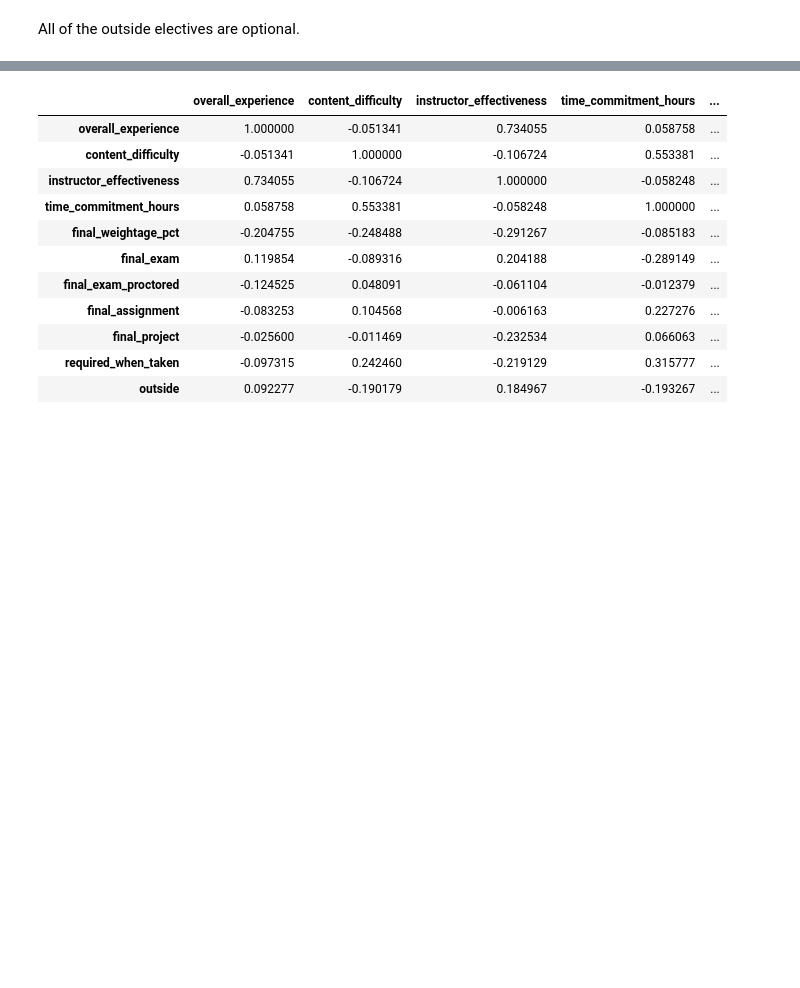
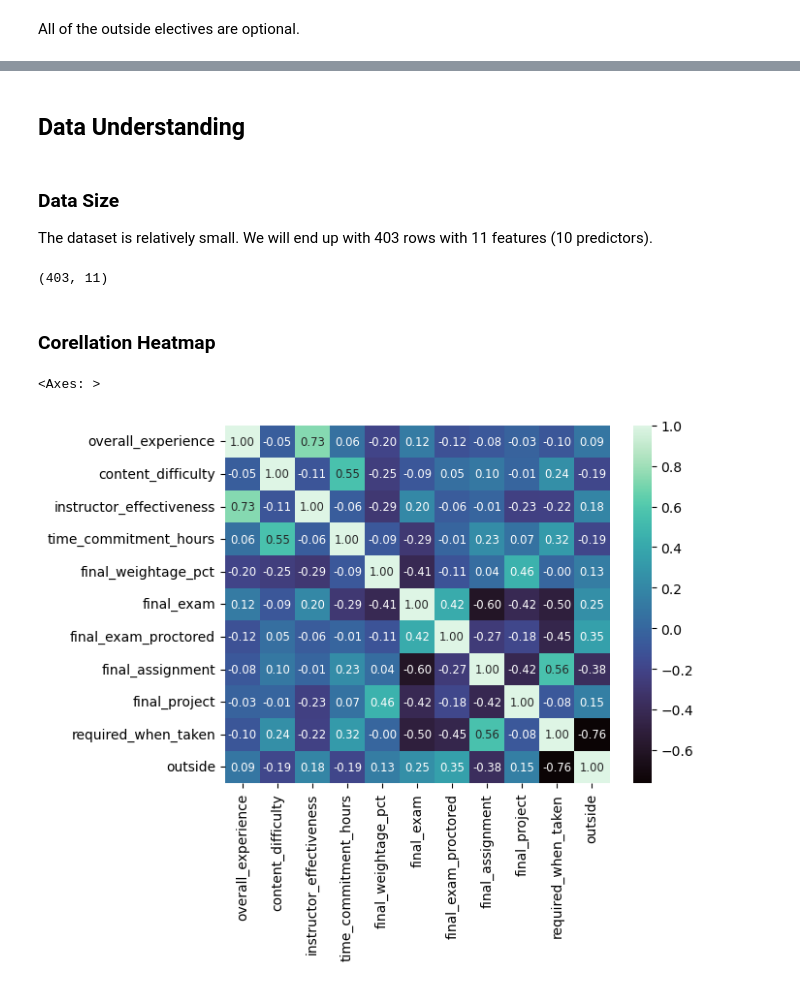
Before and after one commit to JamesPImes/csca5622_final, a Jupyter notebook: ml1_final_project.ipynb, the cells around one changed output, grey strips where cells are left out. Saved outputs shown, nothing was run; the diff lists cells and outputs as text; code cells hidden in the pictures; blank space fills up the shorter version.

```diff
--- a/ml1_final_project.ipynb
+++ b/ml1_final_project.ipynb
@@ -209,7 +308,8 @@ outside_reviews['outside'] = True
 We can do some final data munging and drop unwanted features.
 # %%
 all_reviews = pd.concat([mscs_reviews, outside_reviews], join='outer')
-all_reviews.to_csv(data_dir / 'all_reviews.csv', index=True)
+all_reviews = all_reviews.reset_index()
+# all_reviews.to_csv(data_dir / 'all_reviews.csv', index=True)
 # %%
 keep_features = [
     # 'Timestamp',
@@ -227,18 +327,30 @@ keep_features = [
 ]
 
 all_reviews = all_reviews[all_reviews.columns.intersection(keep_features)]
+# %% [markdown]
+## Data Understanding
+# %% [markdown]
+### Data Size
+
+The dataset is relatively small. We will end up with 403 rows with 11 features (10 predictors).
+# %%
+print(all_reviews.shape)
+# %% [output]
+(403, 11)
+# %% [markdown]
+### Corellation Heatmap
 # %%
-all_reviews.corr()
+all_reviews = all_reviews.replace({True: 1, False: 0})
+sns.heatmap(
+    all_reviews.corr(numeric_only=True),
+    annot=True,
+    fmt=".2f",
+    cmap='mako',
+    annot_kws={'fontsize': 'small'}
+)
+
+# Annotations are broken in the version of seaborn I'm using, so I just didn't use them.
+# Reference: https://stackoverflow.com/questions/77165100/only-the-first-row-of-annotations-displayed-on-seaborn-heatmap
 # %% [output]
-|  | overall_experience | content_difficulty | instructor_effectiveness | time_commitment_hours | ... |
-| overall_experience | 1.000000 | -0.051341 | 0.734055 | 0.058758 | ... |
-| content_difficulty | -0.051341 | 1.000000 | -0.106724 | 0.553381 | ... |
-| instructor_effectiveness | 0.734055 | -0.106724 | 1.000000 | -0.058248 | ... |
-| time_commitment_hours | 0.058758 | 0.553381 | -0.058248 | 1.000000 | ... |
-| final_weightage_pct | -0.204755 | -0.248488 | -0.291267 | -0.085183 | ... |
-| final_exam | 0.119854 | -0.089316 | 0.204188 | -0.289149 | ... |
-| final_exam_proctored | -0.124525 | 0.048091 | -0.061104 | -0.012379 | ... |
-| final_assignment | -0.083253 | 0.104568 | -0.006163 | 0.227276 | ... |
-| final_project | -0.025600 | -0.011469 | -0.232534 | 0.066063 | ... |
-| required_when_taken | -0.097315 | 0.242460 | -0.219129 | 0.315777 | ... |
-| outside | 0.092277 | -0.190179 | 0.184967 | -0.193267 | ... |
+<Axes: >
+[figure, added]
```
Also changed, not shown: parts of 54 cells of this notebook.
